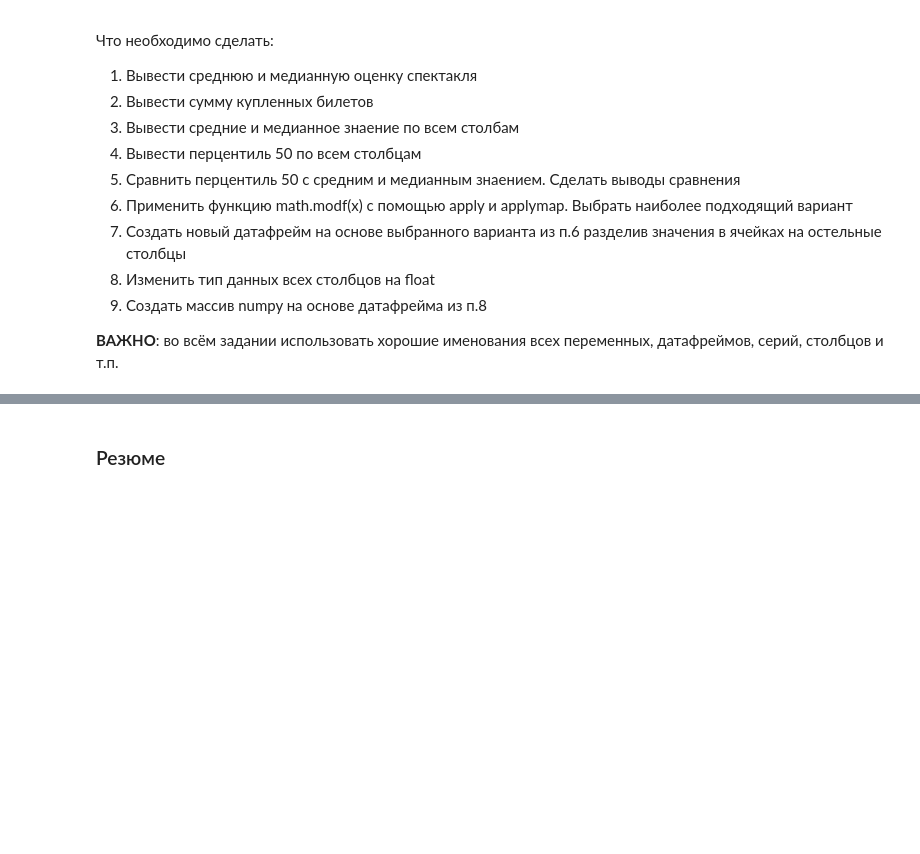
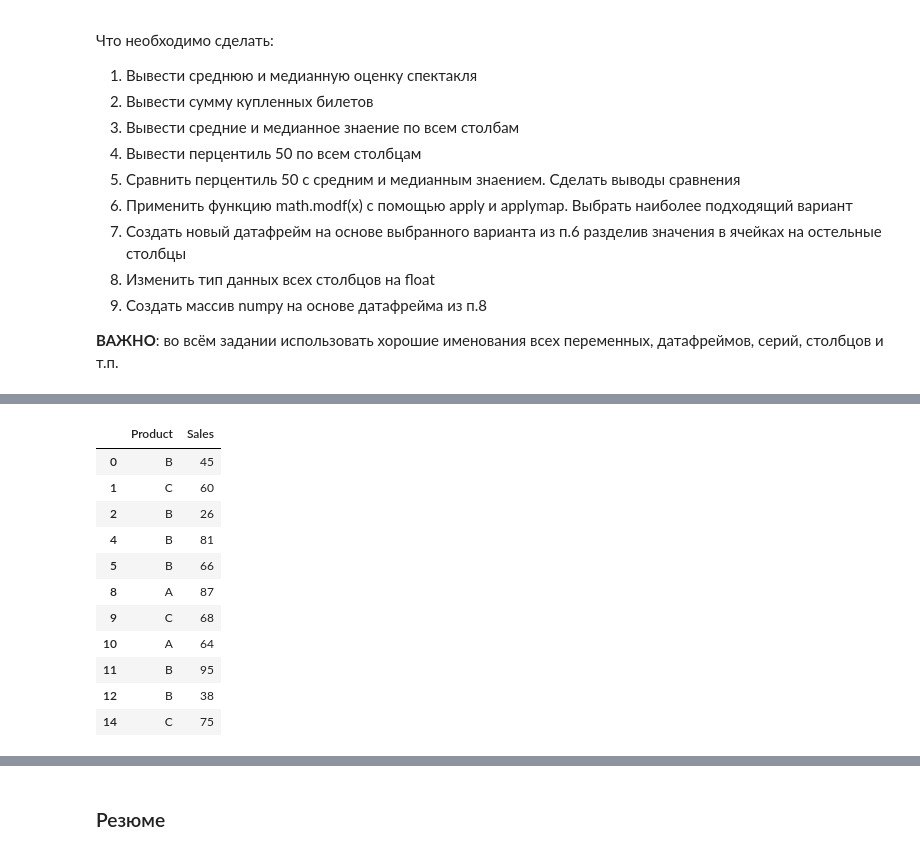
Before and after one commit to rgenius-ru/pandas_lessons, a Jupyter notebook: lessons/Pandas_for_Data_Engineering/part1.ipynb, the cells around one changed output, grey strips where cells are left out. Saved outputs shown, nothing was run; the diff lists cells and outputs as text; code cells hidden in the pictures; blank space fills up the shorter version.

```diff
--- a/lessons/Pandas_for_Data_Engineering/part1.ipynb
+++ b/lessons/Pandas_for_Data_Engineering/part1.ipynb
@@ -938,0 +1137,15 @@ array([[ 1.91436940e+00,  6.92616407e+00,  1.35165506e+00,
+# %%
+prod2[prod2.Sales.gt(prod1.Sales)]
+# %% [output]
+|  | Product | Sales |
+| 0 | B | 45 |
+| 1 | C | 60 |
+| 2 | B | 26 |
+| 4 | B | 81 |
+| 5 | B | 66 |
+| 8 | A | 87 |
+| 9 | C | 68 |
+| 10 | A | 64 |
+| 11 | B | 95 |
+| 12 | B | 38 |
+| 14 | C | 75 |
```
Also changed, not shown: parts of 28 cells of this notebook.
